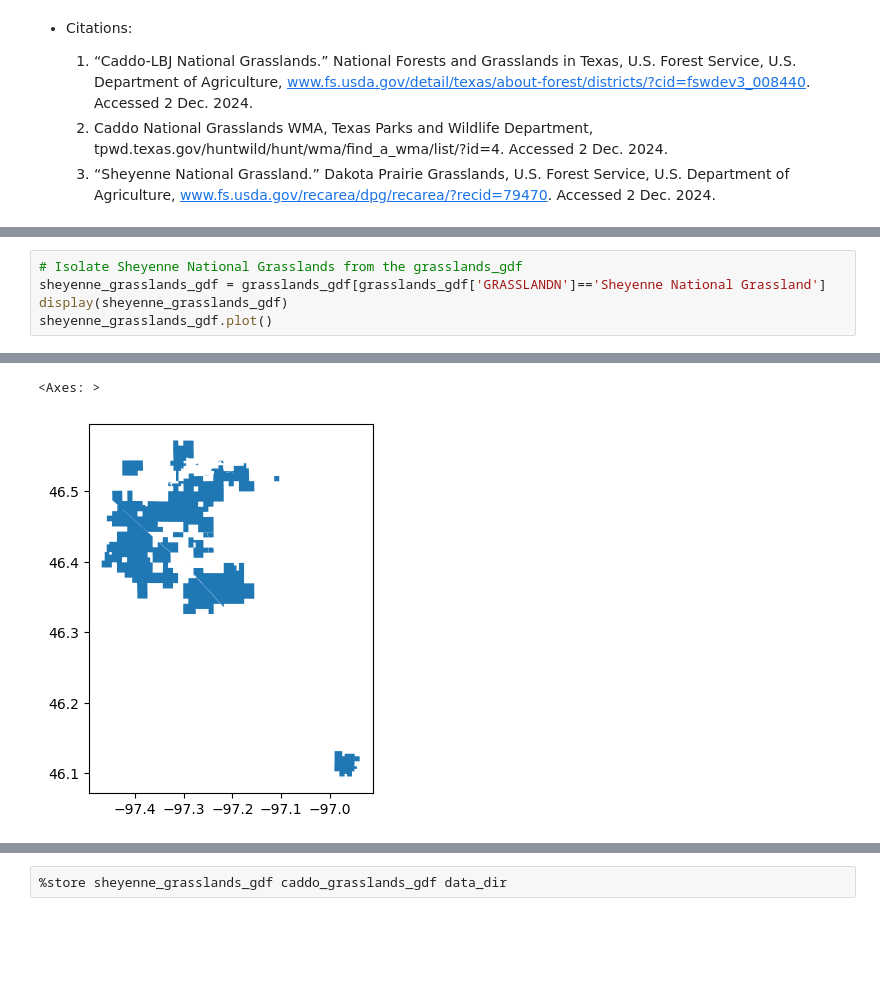
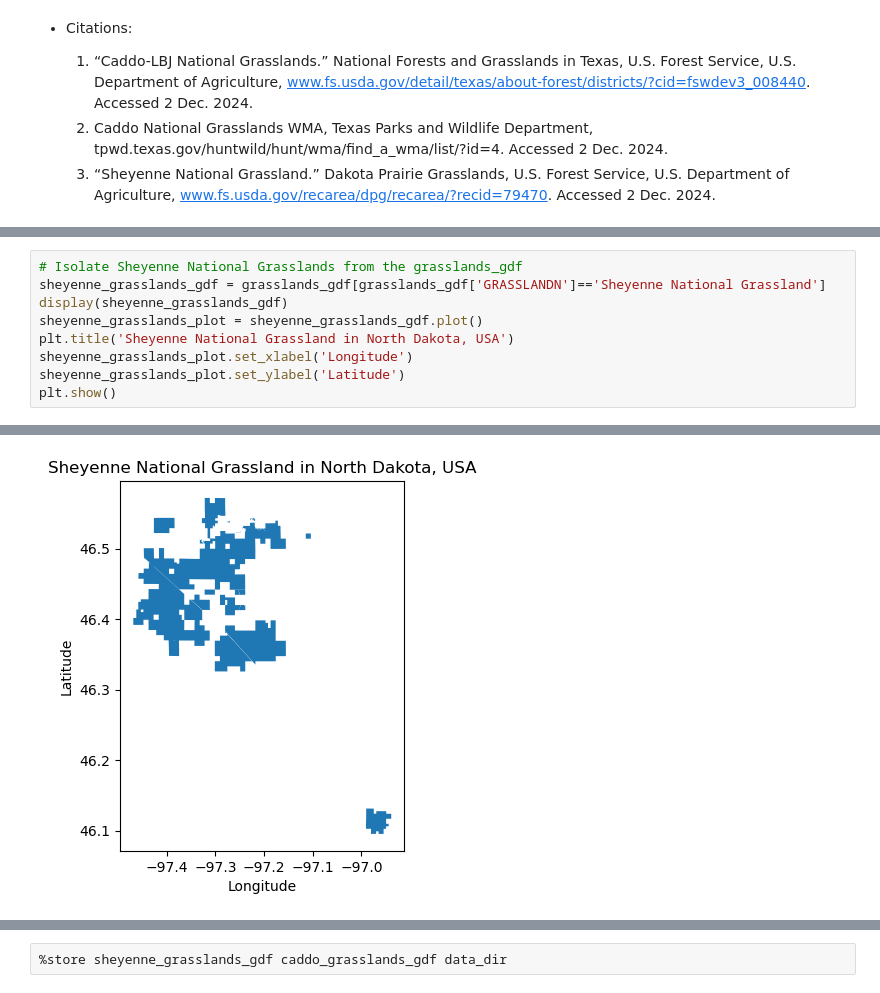
Before and after one commit to hanried/habitat-suitability, a Jupyter notebook: notebooks/00-habitat-suitability-grasslands.ipynb, the cells around one changed output, grey strips where cells are left out. Saved outputs shown, nothing was run; the diff lists cells and outputs as text; blank space fills up the shorter version.

```diff
--- a/notebooks/00-habitat-suitability-grasslands.ipynb
+++ b/notebooks/00-habitat-suitability-grasslands.ipynb
@@ -82,13 +85,16 @@ C:\Users\riede\earth-analytics\data\habitat-suitability\grasslands_dir\S_USA.Nat
 # %%
 # Isolate Sheyenne National Grasslands from the grasslands_gdf
 sheyenne_grasslands_gdf = grasslands_gdf[grasslands_gdf['GRASSLANDN']=='Sheyenne National Grassland']
 display(sheyenne_grasslands_gdf)
-sheyenne_grasslands_gdf.plot()
+sheyenne_grasslands_plot = sheyenne_grasslands_gdf.plot()
+plt.title('Sheyenne National Grassland in North Dakota, USA')
+sheyenne_grasslands_plot.set_xlabel('Longitude')
+sheyenne_grasslands_plot.set_ylabel('Latitude')
+plt.show()
 # %% [output]
 |  | OBJECTID | NATIONALGR | GRASSLANDN | GIS_ACRES | SHAPE.AREA | SHAPE.LEN | geometry |
 | 3 | 187248 | 295509010328 | Sheyenne National Grassland | 70428.175 | 0.033356 | 4.097398 | MULTIPOLYGON (((-97.31082 46.5145... |
-<Axes: >
-[figure, old version]
+[figure, new version]
 # %%
 # Isolate Caddo National Grasslands from the grasslands_gdf
 caddo_grasslands_gdf = grasslands_gdf[grasslands_gdf['GRASSLANDN']=='Caddo National Grassland']
```
Also changed, not shown: parts of 3 cells of this notebook.
